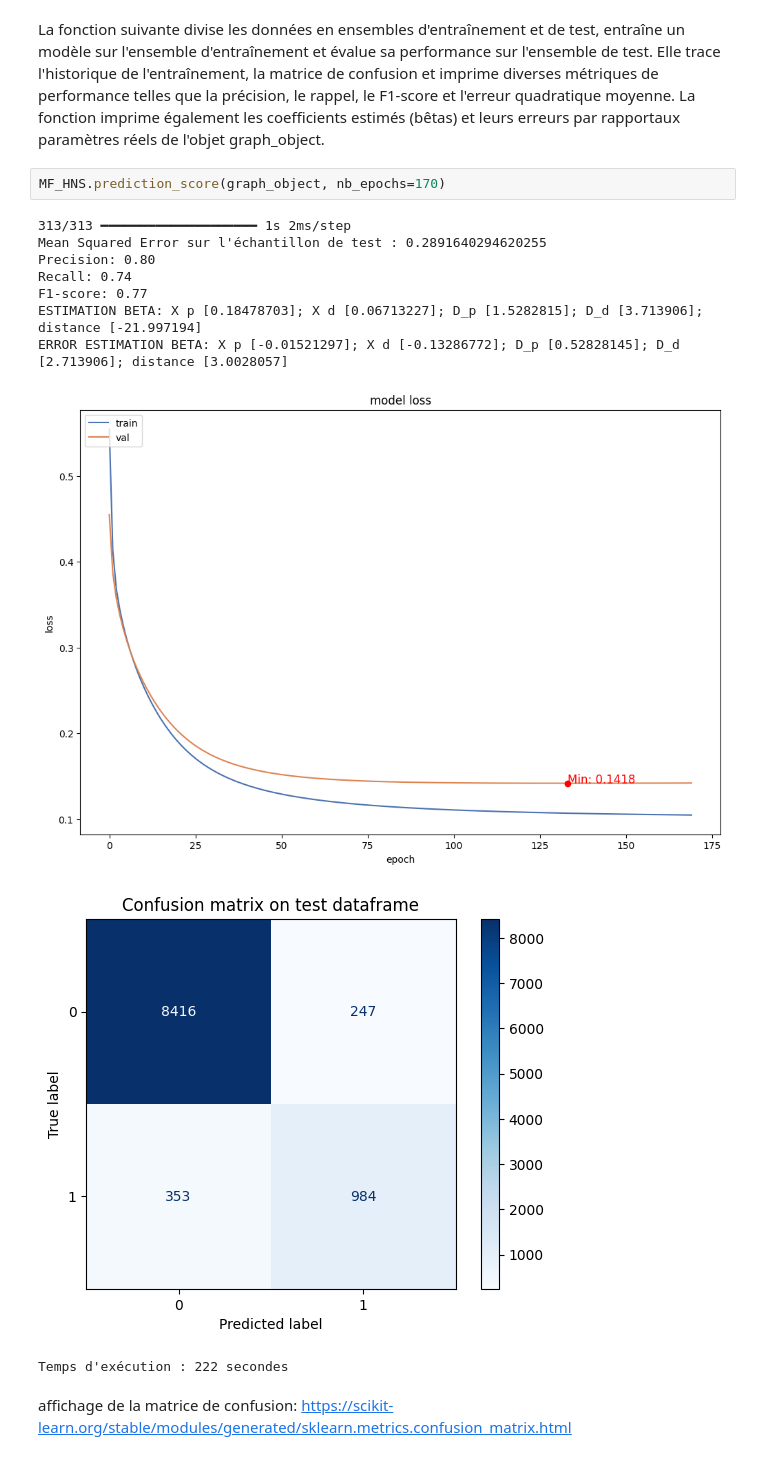
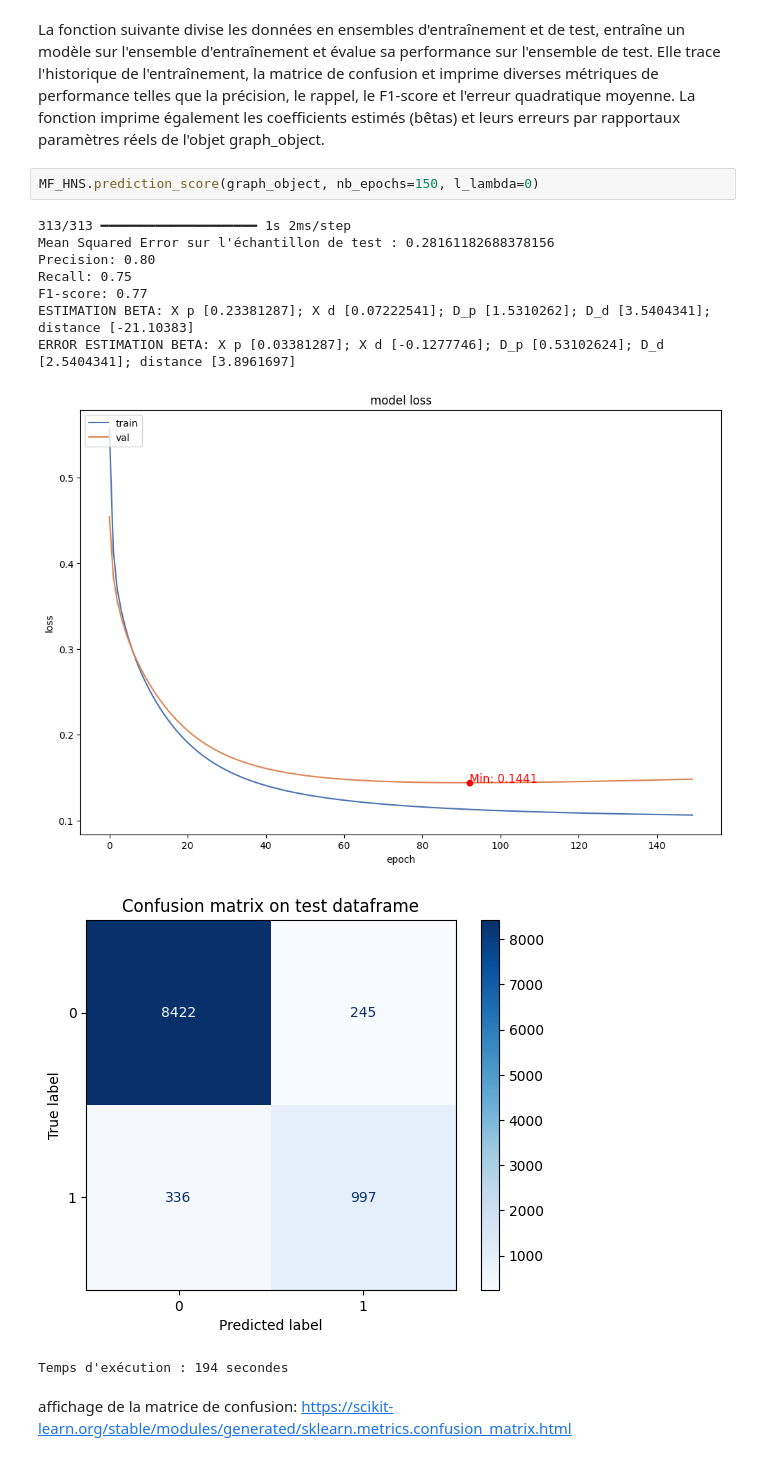
Before and after one commit to lecueguillaume/G4H_AKM_RS_NRS, a Jupyter notebook: Clustering_AKM_MF_1D.ipynb, the cells around one changed output. Saved outputs shown, nothing was run; the diff lists cells and outputs as text.

```diff
--- a/Clustering_AKM_MF_1D.ipynb
+++ b/Clustering_AKM_MF_1D.ipynb
@@ -148,18 +149,18 @@ model = estimates[4]
 # %% [markdown]
 La fonction suivante divise les données en ensembles d'entraînement et de test, entraîne un modèle sur l'ensemble d'entraînement et évalue sa performance sur l'ensemble de test. Elle trace l'historique de l'entraînement, la matrice de confusion et imprime diverses métriques de performance telles que la précision, le rappel, le F1-score et l'erreur quadratique moyenne. La fonction imprime également les coefficients estimés (bêtas) et leurs erreurs par rapportaux paramètres réels de l'objet graph_object.
 # %%
-MF_HNS.prediction_score(graph_object, nb_epochs=170)
+MF_HNS.prediction_score(graph_object, nb_epochs=150, l_lambda=0)
 # %% [output]
 313/313 ━━━━━━━━━━━━━━━━━━━━ 1s 2ms/step
-Mean Squared Error sur l'échantillon de test : 0.2891640294620255
+Mean Squared Error sur l'échantillon de test : 0.28161182688378156
 Precision: 0.80
-Recall: 0.74
+Recall: 0.75
 F1-score: 0.77
-ESTIMATION BETA: X p [0.18478703]; X d [0.06713227]; D_p [1.5282815]; D_d [3.713906]; distance [-21.997194]
-ERROR ESTIMATION BETA: X p [-0.01521297]; X d [-0.13286772]; D_p [0.52828145]; D_d [2.713906]; distance [3.0028057]
+ESTIMATION BETA: X p [0.23381287]; X d [0.07222541]; D_p [1.5310262]; D_d [3.5404341]; distance [-21.10383]
+ERROR ESTIMATION BETA: X p [0.03381287]; X d [-0.1277746]; D_p [0.53102624]; D_d [2.5404341]; distance [3.8961697]
-[figure, old version]
+[figure, new version]
 [figure]
-Temps d'exécution : 222 secondes
+Temps d'exécution : 194 secondes
 # %% [markdown]
 affichage de la matrice de confusion: https://scikit-learn.org/stable/modules/generated/sklearn.metrics.confusion_matrix.html
 # %% [markdown]
```
Also changed, not shown: parts of 40 cells of this notebook, 1 other file.
